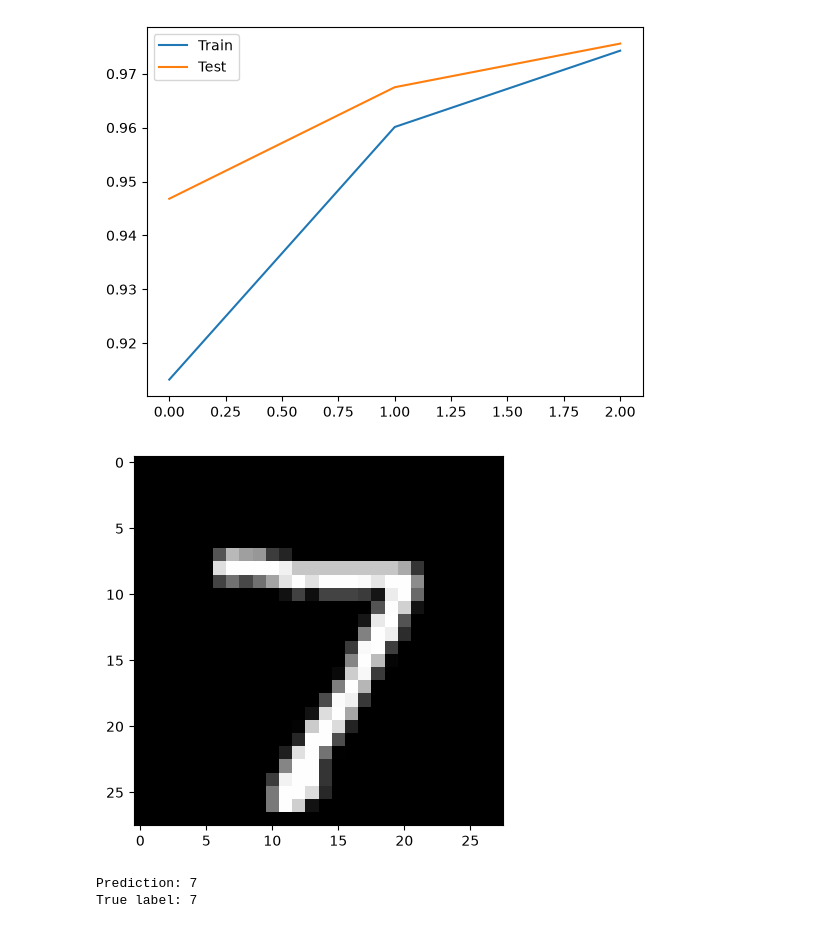
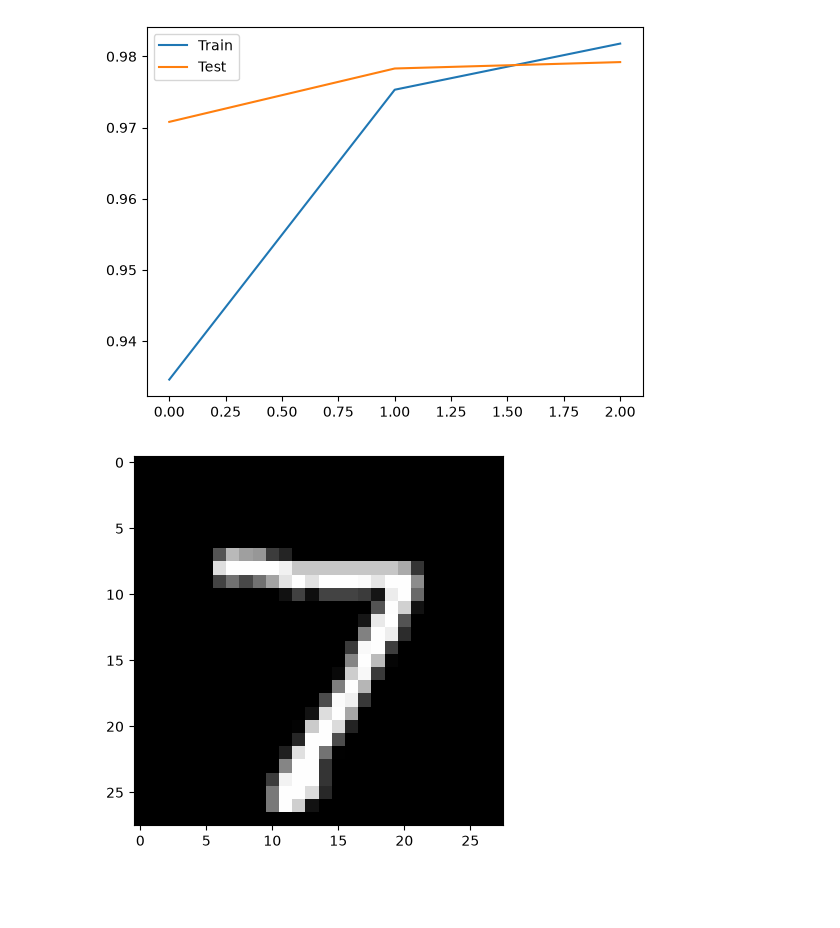
Before and after one commit to chethanbhat7/College, a Jupyter notebook: DL/Experiment-3.ipynb, the cells around one changed output. Saved outputs shown, nothing was run; the diff lists cells and outputs as text; code cells hidden in the pictures; blank space fills up the shorter version.

```diff
--- a/DL/Experiment-3.ipynb
+++ b/DL/Experiment-3.ipynb
@@ -1,33 +1,30 @@
 # %%
-
 import tensorflow as tf
 import matplotlib.pyplot as plt
 import numpy as np
-from tensorflow.keras import layers,models
+from tensorflow.keras.models import Sequential
+from tensorflow.keras.layers import *
 
-(x_train,y_train),(x_test,y_test) = tf.keras.datasets.mnist.load_data()
+(X_train,y_train),(X_test,y_test) = tf.keras.datasets.mnist.load_data()
+X_train,X_test = X_train[...,None]/255,X_test[...,None]/255
 
-
-x_train = x_train[...,None]/255.0
-x_test = x_test[...,None]/255.0
-
-model = models.Sequential([
-    layers.Conv2D(8,3,activation='relu',input_shape=(28,28,1)),
-    layers.MaxPooling2D(2),
-    layers.Flatten(),
-    layers.Dense(32,activation='relu'),
-    layers.Dense(10,activation='softmax')])
+model = Sequential([
+    Conv2D(8,3,activation='relu'),
+    MaxPooling2D(2),
+    Flatten(),
+    Dense(32,activation='relu'),
+    Dense(10,activation='softmax')])
 
 model.compile(optimizer='adam',loss='sparse_categorical_crossentropy',metrics=['accuracy'])
-history = model.fit(x_train,y_train,epochs=3,validation_data=(x_test,y_test))
+history = model.fit(X_train,y_train,epochs=3,validation_data=(X_test,y_test))
 
 plt.plot(history.history['accuracy'])
 plt.plot(history.history['val_accuracy'])
 plt.legend(['Train','Test'])
 plt.show()
 
-plt.imshow(x_test[0].reshape(28,28),cmap='gray'); plt.show()
-prediction = model.predict(x_test[:1],verbose=0)
-print("Prediction:",np.argmax(prediction))
-print("True label:",y_test[0])
+plt.imshow(X_test[0].squeeze(),cmap='gray')
+plt.show()
+print("Predicted:",np.argmax(model.predict(X_test[:1])))
+print("Actual:",y_test[0])
 # %% [output]
@@ -57,4 +37,2 @@ Epoch 3/3
-[figure, old version]
+[figure, new version]
 [figure]
-Prediction: 7
-True label: 7
```
Also changed, not shown: parts of 1 cell of this notebook, 5 other files.
